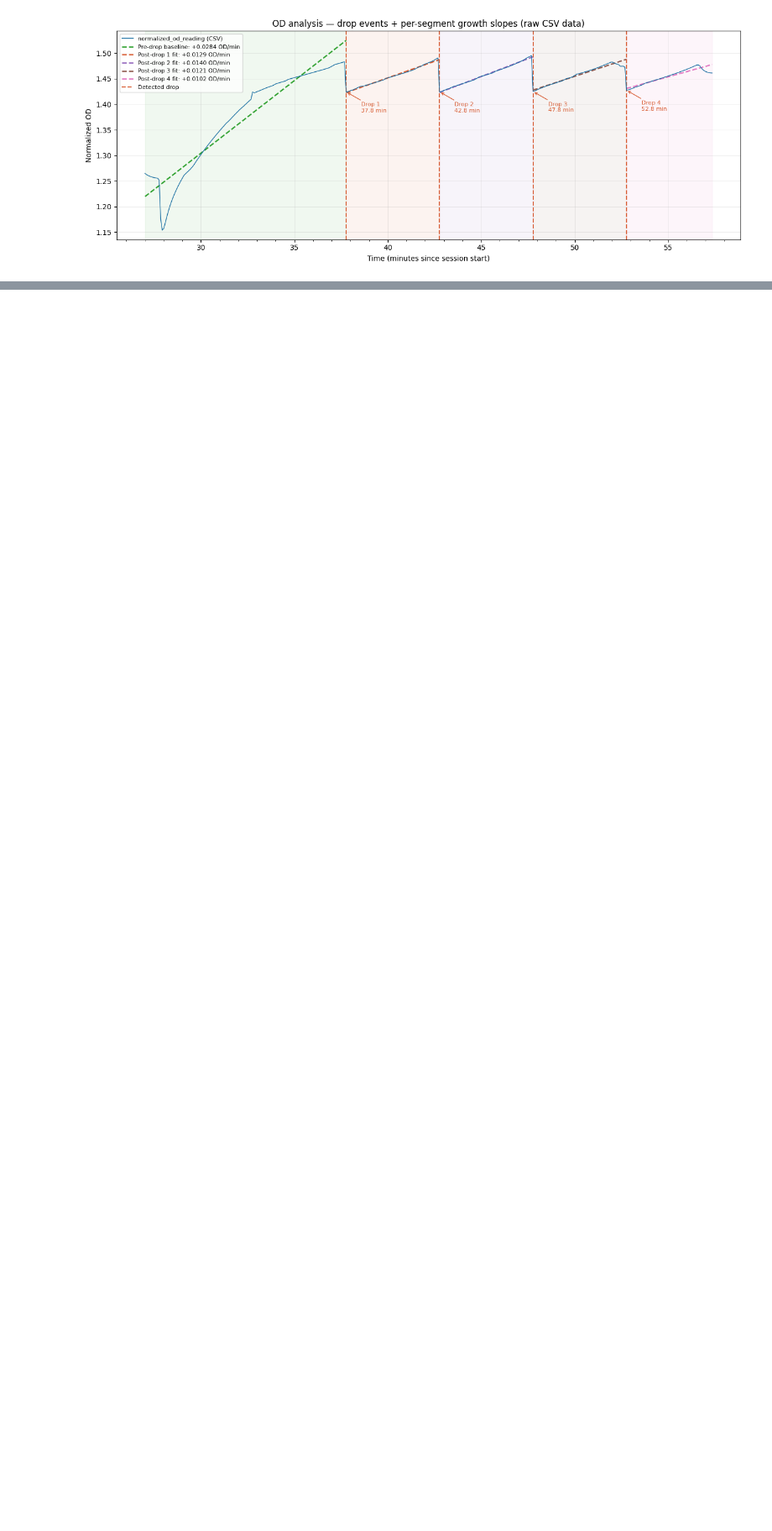
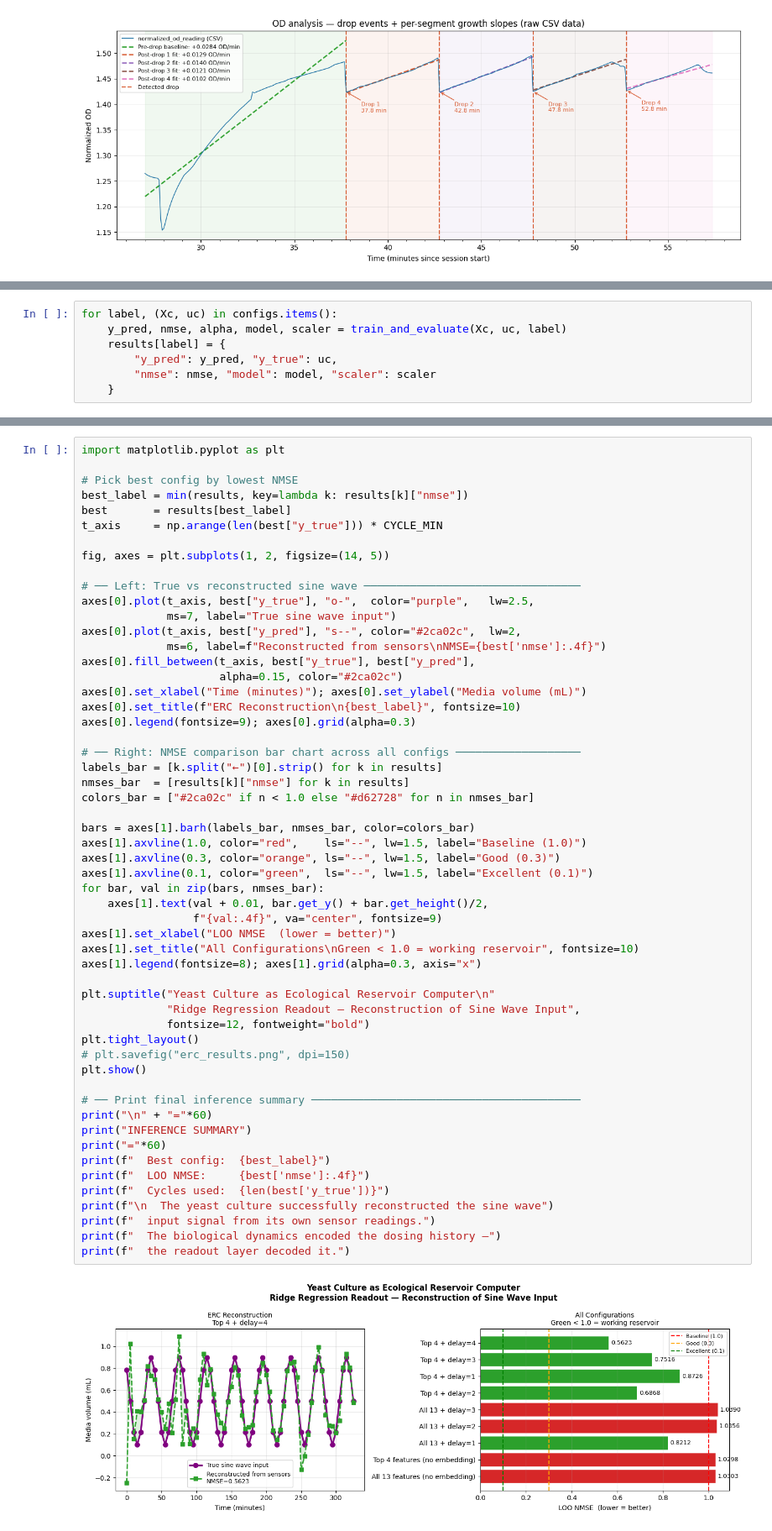
Before and after one commit to siddheshmm/omnibio, a Jupyter notebook: results/pioreactor nb.ipynb, the cells around one changed output, grey strips where cells are left out. Shown at 84% size. Cells and saved outputs as stored; diff of their text form; blank space fills up the shorter version.

```diff
--- a/results/pioreactor nb.ipynb
+++ b/results/pioreactor nb.ipynb
@@ -207,0 +458,7 @@ Detected 4 drop(s) at minutes: [37.77, 42.77, 47.77, 52.77]
+# %%
+for label, (Xc, uc) in configs.items():
+    y_pred, nmse, alpha, model, scaler = train_and_evaluate(Xc, uc, label)
+    results[label] = {
+        "y_pred": y_pred, "y_true": uc,
+        "nmse": nmse, "model": model, "scaler": scaler
+    }
@@ -207,0 +475,57 @@ Detected 4 drop(s) at minutes: [37.77, 42.77, 47.77, 52.77]
+# %%
+import matplotlib.pyplot as plt
+
+# Pick best config by lowest NMSE
+best_label = min(results, key=lambda k: results[k]["nmse"])
+best       = results[best_label]
+t_axis     = np.arange(len(best["y_true"])) * CYCLE_MIN
+
+fig, axes = plt.subplots(1, 2, figsize=(14, 5))
+
+# ── Left: True vs reconstructed sine wave ─────────────────────────────────
+axes[0].plot(t_axis, best["y_true"], "o-",  color="purple",   lw=2.5,
+             ms=7, label="True sine wave input")
+axes[0].plot(t_axis, best["y_pred"], "s--", color="#2ca02c",  lw=2,
+             ms=6, label=f"Reconstructed from sensors\nNMSE={best['nmse']:.4f}")
+axes[0].fill_between(t_axis, best["y_true"], best["y_pred"],
+                     alpha=0.15, color="#2ca02c")
+axes[0].set_xlabel("Time (minutes)"); axes[0].set_ylabel("Media volume (mL)")
+axes[0].set_title(f"ERC Reconstruction\n{best_label}", fontsize=10)
+axes[0].legend(fontsize=9); axes[0].grid(alpha=0.3)
+
+# ── Right: NMSE comparison bar chart across all configs ───────────────────
+labels_bar = [k.split("←")[0].strip() for k in results]
+nmses_bar  = [results[k]["nmse"] for k in results]
+colors_bar = ["#2ca02c" if n < 1.0 else "#d62728" for n in nmses_bar]
+
+bars = axes[1].barh(labels_bar, nmses_bar, color=colors_bar)
+axes[1].axvline(1.0, color="red",    ls="--", lw=1.5, label="Baseline (1.0)")
+axes[1].axvline(0.3, color="orange", ls="--", lw=1.5, label="Good (0.3)")
+axes[1].axvline(0.1, color="green",  ls="--", lw=1.5, label="Excellent (0.1)")
+for bar, val in zip(bars, nmses_bar):
+    axes[1].text(val + 0.01, bar.get_y() + bar.get_height()/2,
+                 f"{val:.4f}", va="center", fontsize=9)
+axes[1].set_xlabel("LOO NMSE  (lower = better)")
+axes[1].set_title("All Configurations\nGreen < 1.0 = working reservoir", fontsize=10)
+axes[1].legend(fontsize=8); axes[1].grid(alpha=0.3, axis="x")
+
+plt.suptitle("Yeast Culture as Ecological Reservoir Computer\n"
+             "Ridge Regression Readout — Reconstruction of Sine Wave Input",
+             fontsize=12, fontweight="bold")
+plt.tight_layout()
+# plt.savefig("erc_results.png", dpi=150)
+plt.show()
+
+# ── Print final inference summary ─────────────────────────────────────────
+print("\n" + "="*60)
+print("INFERENCE SUMMARY")
+print("="*60)
+print(f"  Best config:  {best_label}")
+print(f"  LOO NMSE:     {best['nmse']:.4f}")
+print(f"  Cycles used:  {len(best['y_true'])}")
+print(f"\n  The yeast culture successfully reconstructed the sine wave")
+print(f"  input signal from its own sensor readings.")
+print(f"  The biological dynamics encoded the dosing history —")
+print(f"  the readout layer decoded it.")
+# %% [output]
+[figure, added]
```
Also changed, not shown: parts of 9 cells of this notebook, 22 other files.
